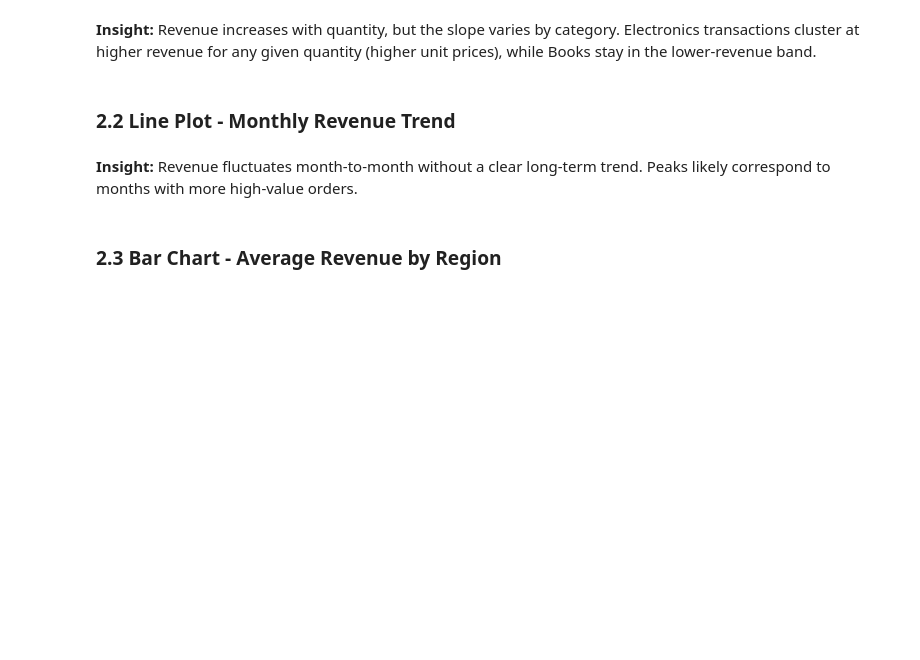
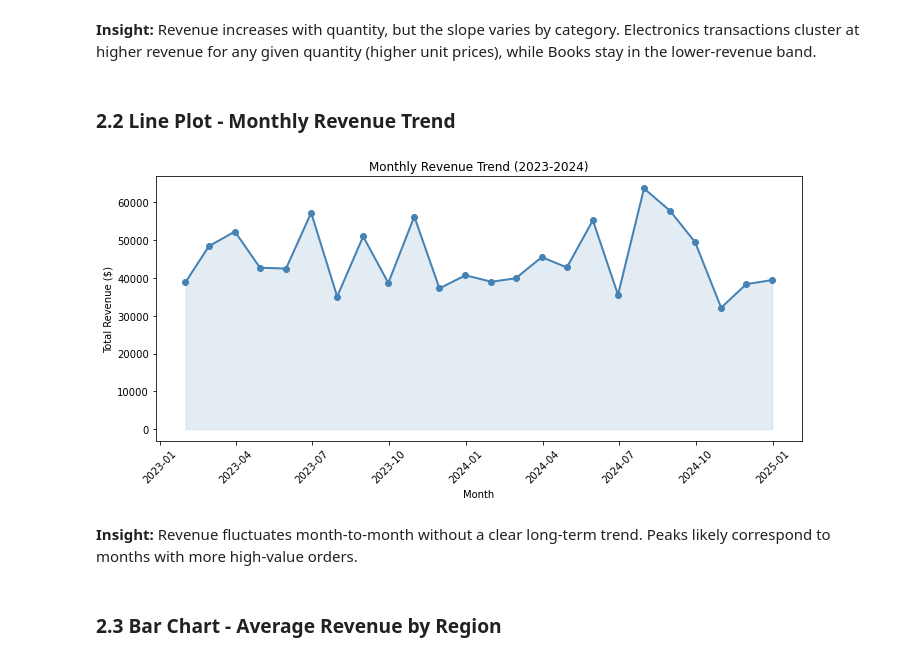
Before and after one commit to fortunatohfUC/MSCS_634_Lab_1, a Jupyter notebook: MSCS_634_Lab_1.ipynb, the cells around one changed output. Cells and saved outputs as stored; diff of their text form; code cells hidden in the pictures; blank space fills up the shorter version.

```diff
--- a/MSCS_634_Lab_1.ipynb
+++ b/MSCS_634_Lab_1.ipynb
@@ -73,18 +83,20 @@ plt.show()
 # %% [markdown]
 ### 2.2 Line Plot - Monthly Revenue Trend
 # %%
-monthly = df.set_index('Order_Date').resample('ME')['Revenue'].sum().reset_index()
+monthly = df.set_index('Order_Date').resample('M')['Revenue'].sum().reset_index()
 monthly.columns = ['Month', 'Total_Revenue']
 
 plt.figure(figsize=(10, 5))
 plt.plot(monthly['Month'], monthly['Total_Revenue'], marker='o', linewidth=2, color='steelblue')
 plt.fill_between(monthly['Month'], monthly['Total_Revenue'], alpha=0.15, color='steelblue')
 plt.xlabel('Month')
 plt.ylabel('Total Revenue ($)')
 plt.title('Monthly Revenue Trend (2023-2024)')
 plt.xticks(rotation=45)
 plt.tight_layout()
 plt.show()
+# %% [output]
+[figure, added]
 # %% [markdown]
 **Insight:** Revenue fluctuates month-to-month without a clear long-term trend. Peaks likely correspond to months with more high-value orders.
 # %% [markdown]
```
Also changed, not shown: parts of 22 cells of this notebook, 24 other files.
